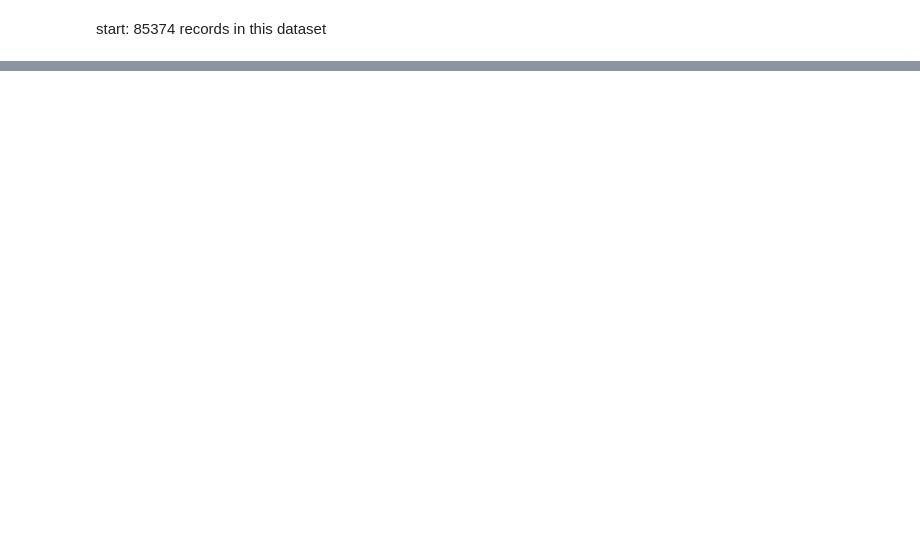
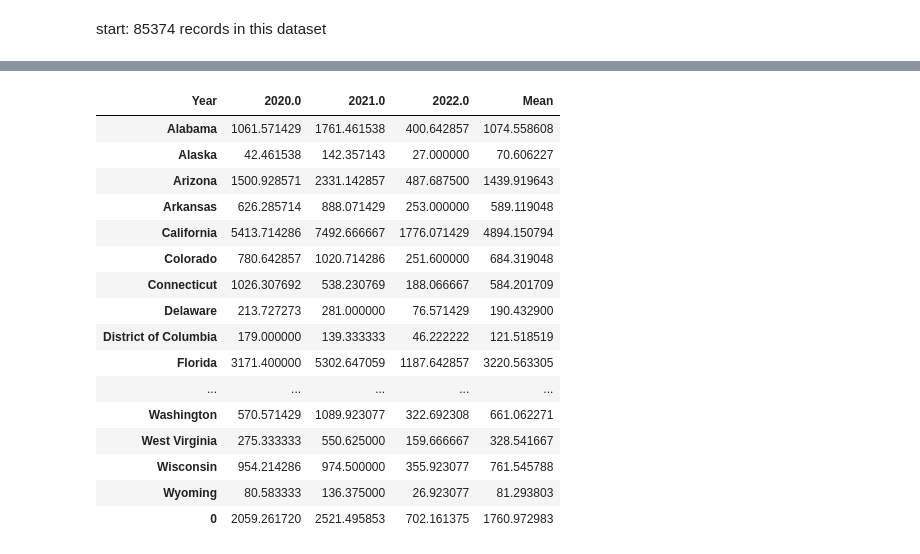
Before and after one commit to jaycee-pang/data200s-covid19, a Jupyter notebook: eda_jp.ipynb, the cells around one changed output, grey strips where cells are left out. Drawn from its saved outputs; the diff is of its cells as text; code cells hidden in the pictures; blank space fills up the shorter version.

```diff
--- a/eda_jp.ipynb
+++ b/eda_jp.ipynb
@@ -34,0 +120,28 @@ Name: count, Length: 3269, dtype: int64
+# %%
+# yr_allsex = by_year[by_year['State']=='United States']
+yr_allsex = by_year[by_year['Sex']=='All Sexes']
+yr_state = pd.pivot_table(yr_allsex, values= 'COVID-19 Deaths', index='State', columns = 'Year', aggfunc='mean')
+
+yr_mean = yr_state.mean()
+yr_state = pd.concat([yr_state, yr_mean.to_frame().T])
+yr_state
+yr_state['Mean'] = np.mean(yr_state, axis=1)
+yr_state
+# %% [output]
+| Year | 2020.0 | 2021.0 | 2022.0 | Mean |
+| Alabama | 1061.571429 | 1761.461538 | 400.642857 | 1074.558608 |
+| Alaska | 42.461538 | 142.357143 | 27.000000 | 70.606227 |
+| Arizona | 1500.928571 | 2331.142857 | 487.687500 | 1439.919643 |
+| Arkansas | 626.285714 | 888.071429 | 253.000000 | 589.119048 |
+| California | 5413.714286 | 7492.666667 | 1776.071429 | 4894.150794 |
+| Colorado | 780.642857 | 1020.714286 | 251.600000 | 684.319048 |
+| Connecticut | 1026.307692 | 538.230769 | 188.066667 | 584.201709 |
+| Delaware | 213.727273 | 281.000000 | 76.571429 | 190.432900 |
+| District of Columbia | 179.000000 | 139.333333 | 46.222222 | 121.518519 |
+| Florida | 3171.400000 | 5302.647059 | 1187.642857 | 3220.563305 |
+| ... | ... | ... | ... | ... |
+| Washington | 570.571429 | 1089.923077 | 322.692308 | 661.062271 |
+| West Virginia | 275.333333 | 550.625000 | 159.666667 | 328.541667 |
+| Wisconsin | 954.214286 | 974.500000 | 355.923077 | 761.545788 |
+| Wyoming | 80.583333 | 136.375000 | 26.923077 | 81.293803 |
+| 0 | 2059.261720 | 2521.495853 | 702.161375 | 1760.972983 |
```
Also changed, not shown: parts of 17 cells of this notebook.
